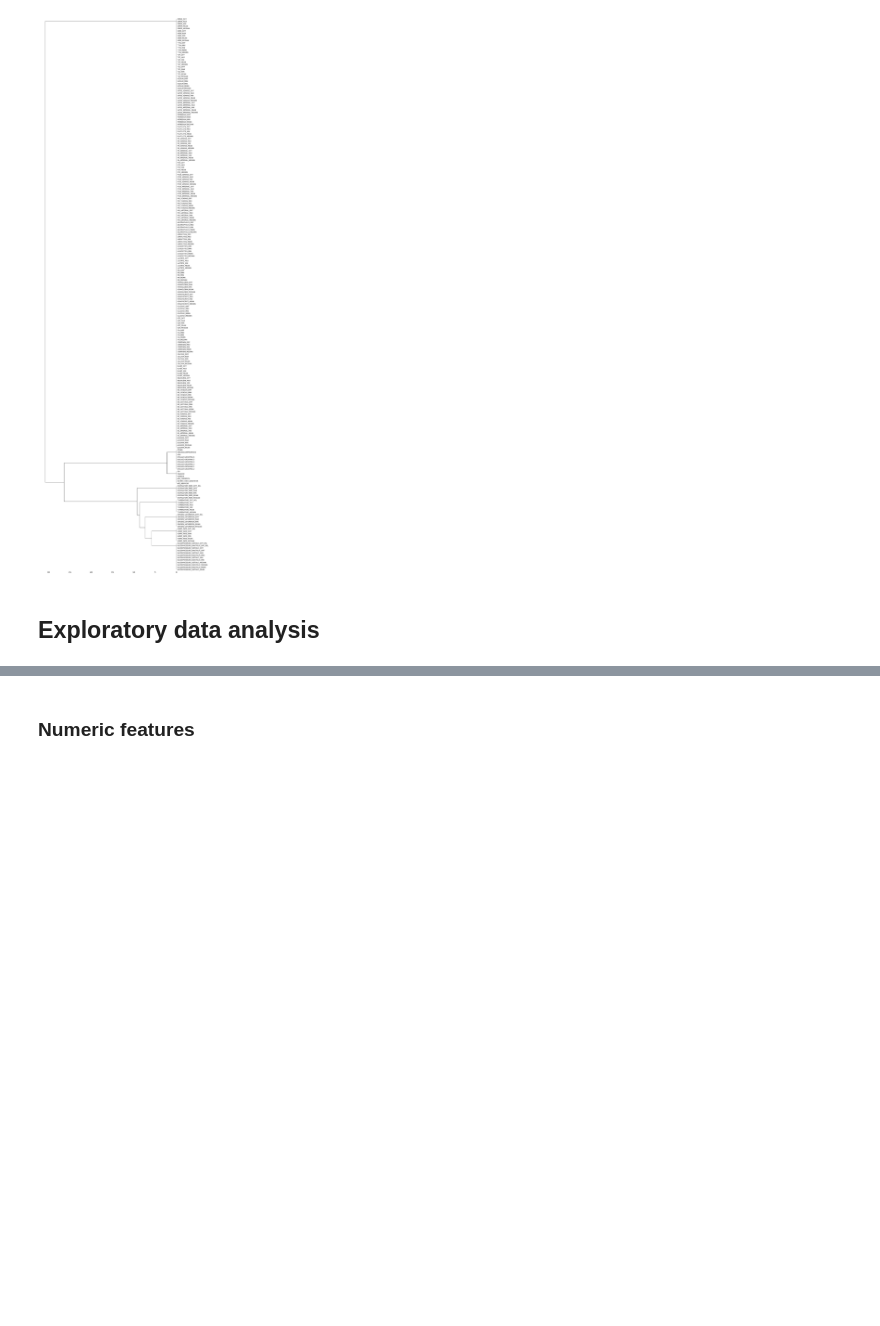
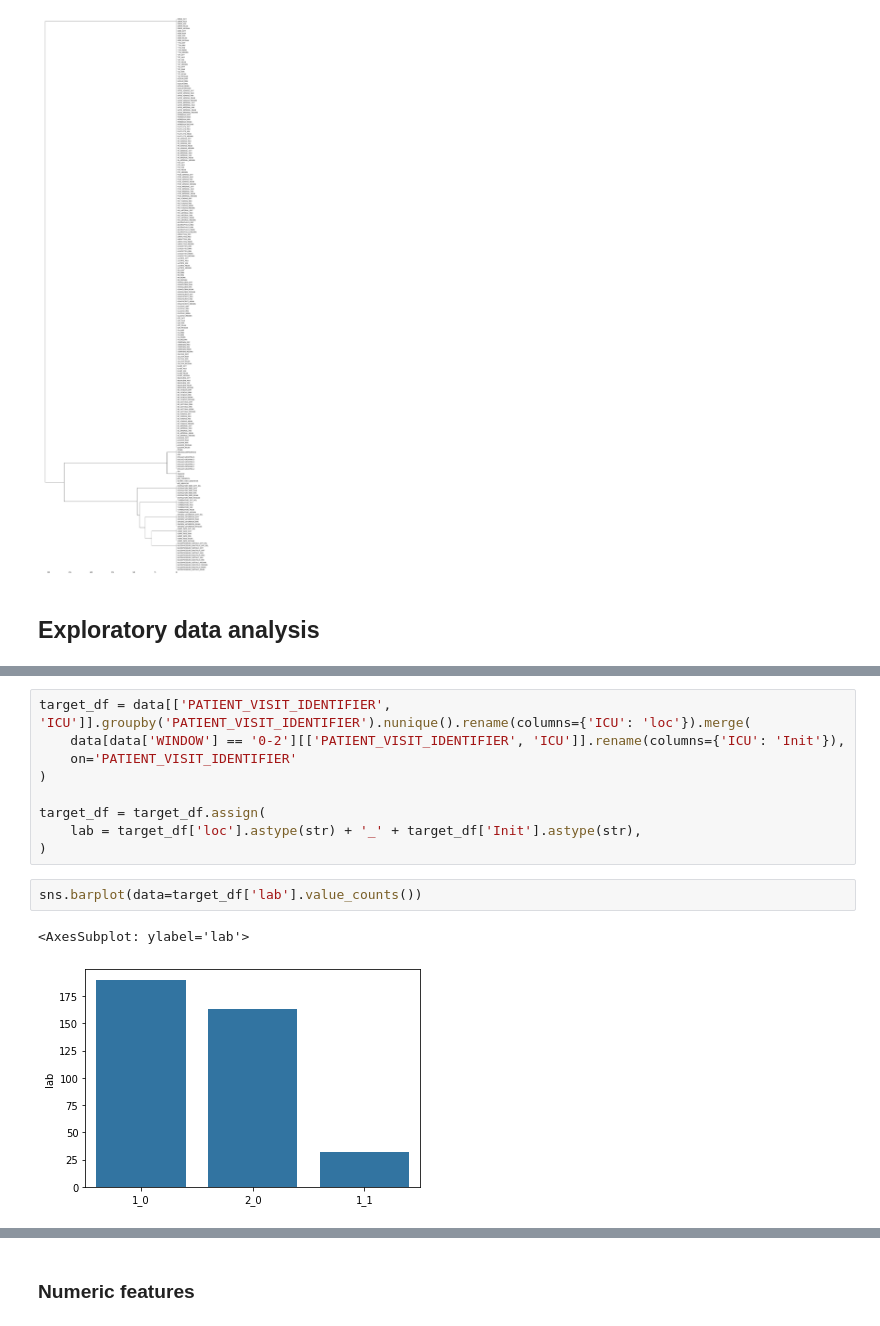
Before and after one commit to ccaiman/covid-capstone, a Jupyter notebook: covid_icu.ipynb, the cells around one changed output, grey strips where cells are left out. Drawn from its saved outputs; the diff is of its cells as text; blank space fills up the shorter version.

Commit message:
Target value EDA

```diff
--- a/covid_icu.ipynb
+++ b/covid_icu.ipynb
@@ -36,0 +63,14 @@ msno.dendrogram(data)
+# %%
+target_df = data[['PATIENT_VISIT_IDENTIFIER', 'ICU']].groupby('PATIENT_VISIT_IDENTIFIER').nunique().rename(columns={'ICU': 'loc'}).merge(
+    data[data['WINDOW'] == '0-2'][['PATIENT_VISIT_IDENTIFIER', 'ICU']].rename(columns={'ICU': 'Init'}),
+    on='PATIENT_VISIT_IDENTIFIER'
+)
+
+target_df = target_df.assign(
+    lab = target_df['loc'].astype(str) + '_' + target_df['Init'].astype(str),
+)
+# %%
+sns.barplot(data=target_df['lab'].value_counts())
+# %% [output]
+<AxesSubplot: ylabel='lab'>
+[figure, added]
```
Also changed, not shown: parts of 15 cells of this notebook.
